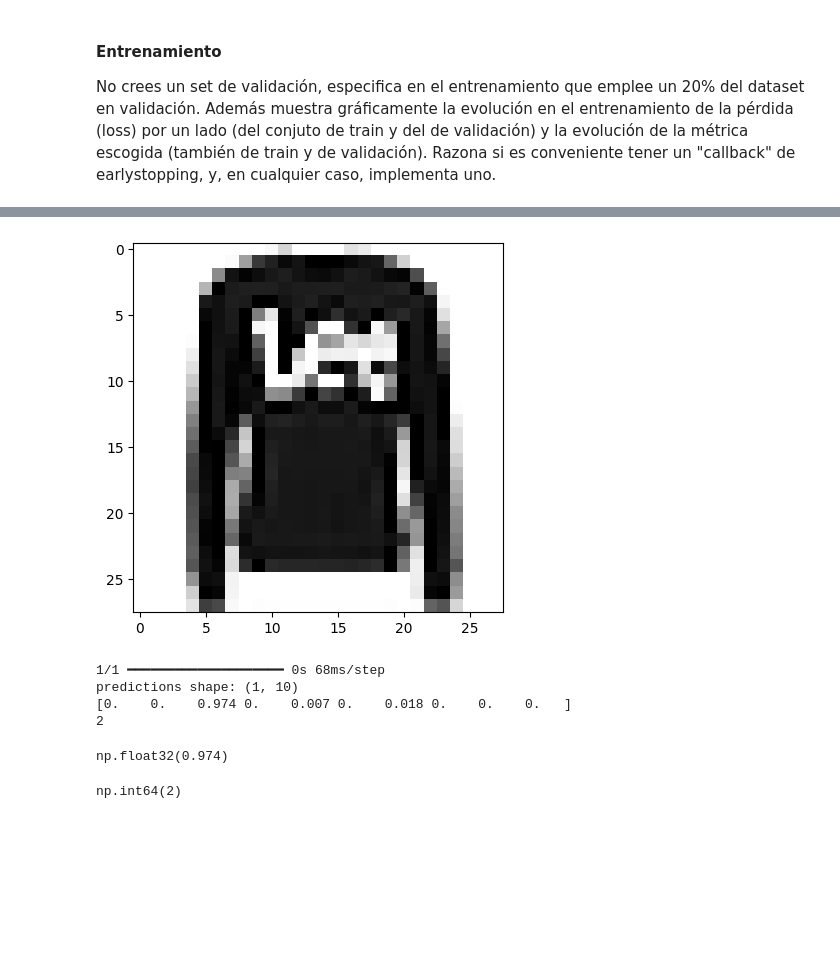
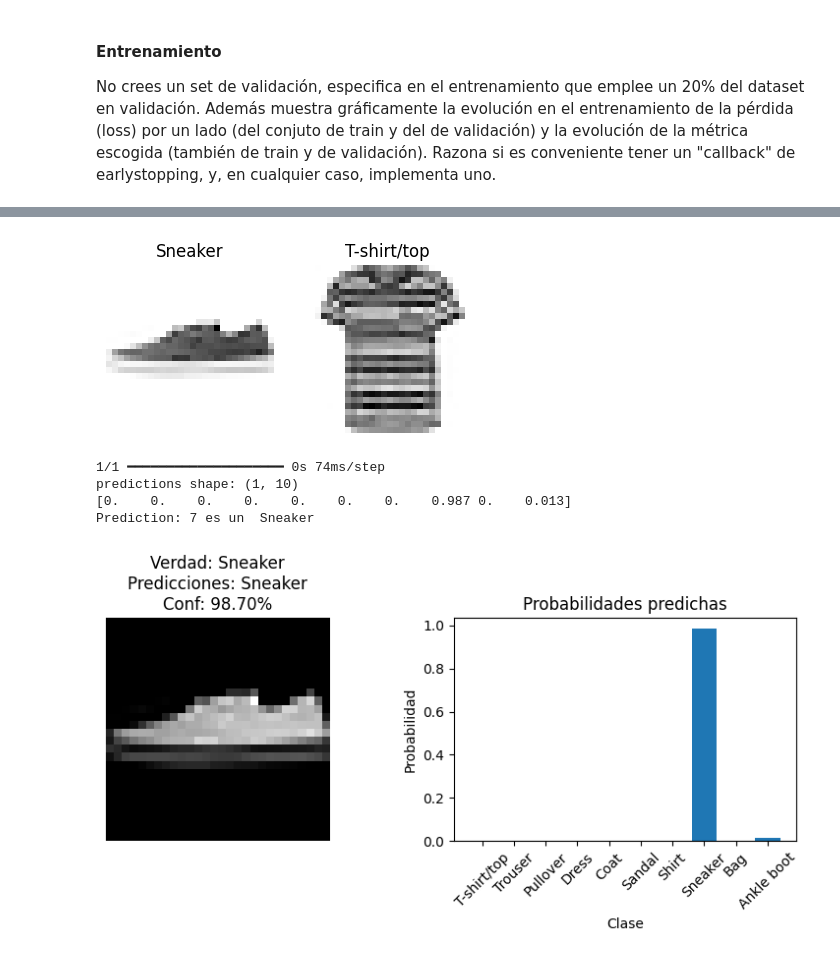
Before and after one commit to LupeVillegas/ONLINE_DS_THEBRIDGE_basic, a Jupyter notebook: Sprint_15/Unidad_02/18_Practica_Obligatoria_Introduccion_Keras.ipynb, the cells around one changed output, grey strips where cells are left out. Saved outputs shown, nothing was run; the diff lists cells and outputs as text; code cells hidden in the pictures; blank space fills up the shorter version.

```diff
--- a/Sprint_15/Unidad_02/18_Practica_Obligatoria_Introduccion_Keras.ipynb
+++ b/Sprint_15/Unidad_02/18_Practica_Obligatoria_Introduccion_Keras.ipynb
@@ -287,23 +256,17 @@ test loss: results, test acc:
-# %%
-# Cogemos el segundo
-plt.imshow(X_test[1].reshape(28,28), cmap=plt.cm.get_cmap('Greys'));
-# %% [output]
-[figure, removed]
+# %%
+bt.show_subset(test_images, test_labels, [789, 3986])
+# %% [output]
+[figure, added]
 # %%
-predictions = model.predict(X_test[1:2]).round(3)
+imagen = 789
+predictions = model.predict(X_test[imagen-1:imagen]).round(3)
 print("predictions shape:", predictions.shape)
 print(predictions[0])
-print(np.argmax(predictions[0]))
+print(f"Prediction: {np.argmax(predictions[0])} es un  {class_names[np.argmax(predictions[0])]}")
+bt.plot_predictiones(model, X_test, y_test, imagen, predictions, np.argmax(predictions))
 # %% [output]
-1/1 ━━━━━━━━━━━━━━━━━━━━ 0s 68ms/step
+1/1 ━━━━━━━━━━━━━━━━━━━━ 0s 74ms/step
 predictions shape: (1, 10)
-[0.    0.    0.974 0.    0.007 0.    0.018 0.    0.    0.   ]
-2
+[0.    0.    0.    0.    0.    0.    0.    0.987 0.    0.013]
+Prediction: 7 es un  Sneaker
+[figure, added]
-# %%
-predictions.max()
-# %% [output]
-np.float32(0.974)
-# %%
-predictions.argmax()
-# %% [output]
-np.int64(2)
```
Also changed, not shown: parts of 21 cells of this notebook, 3 other files.
